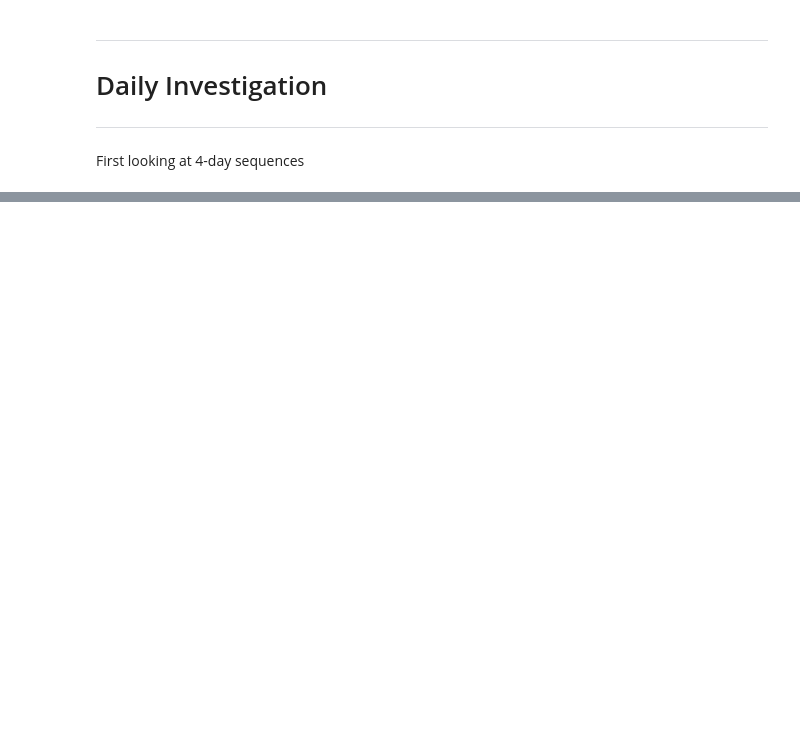
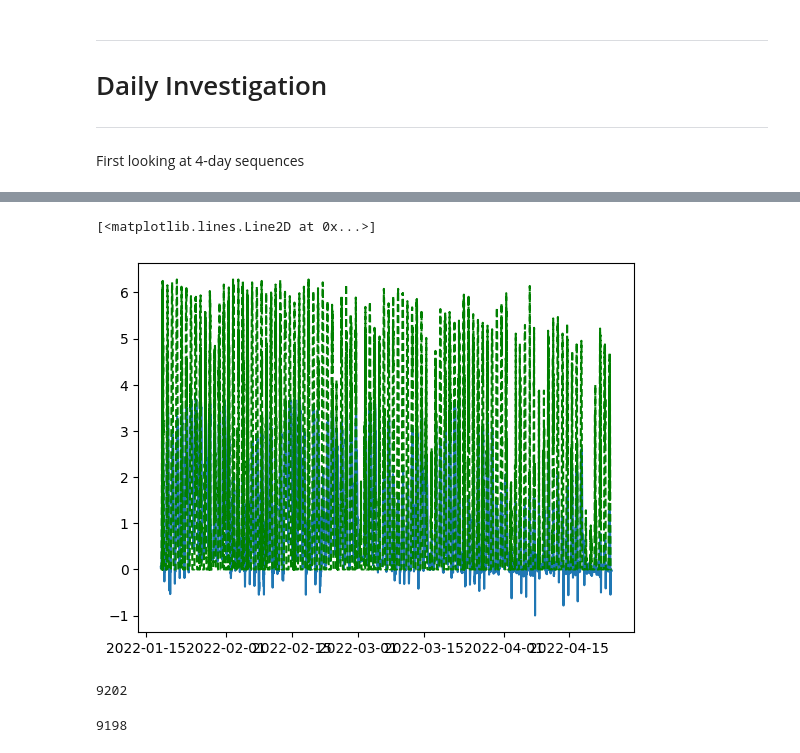
Before and after one commit to matt7salomon/solar_forecasting, a Jupyter notebook: 06 - Multivariate Modeling.ipynb, the cells around one changed output, grey strips where cells are left out. Saved outputs shown, nothing was run; the diff lists cells and outputs as text; code cells hidden in the pictures; blank space fills up the shorter version.

Commit message:
adding image

```diff
--- a/06 - Multivariate Modeling.ipynb
+++ b/06 - Multivariate Modeling.ipynb
@@ -659,0 +763,2 @@ print_last(res)
+# %%
+prediction = model.predict(test_sequences)
@@ -659,0 +767,14 @@ print_last(res)
+# %%
+plt.plot(pd.Series(index=y_test[0:9198].index,data=prediction.flatten()))
+plt.plot(y_test,color='green', linestyle='dashed')
+# %% [output]
+[<matplotlib.lines.Line2D at 0x...>]
+[figure, added]
+# %%
+len(y_test)
+# %% [output]
+9202
+# %%
+len(prediction)
+# %% [output]
+9198
```
Also changed, not shown: parts of 25 cells of this notebook.
